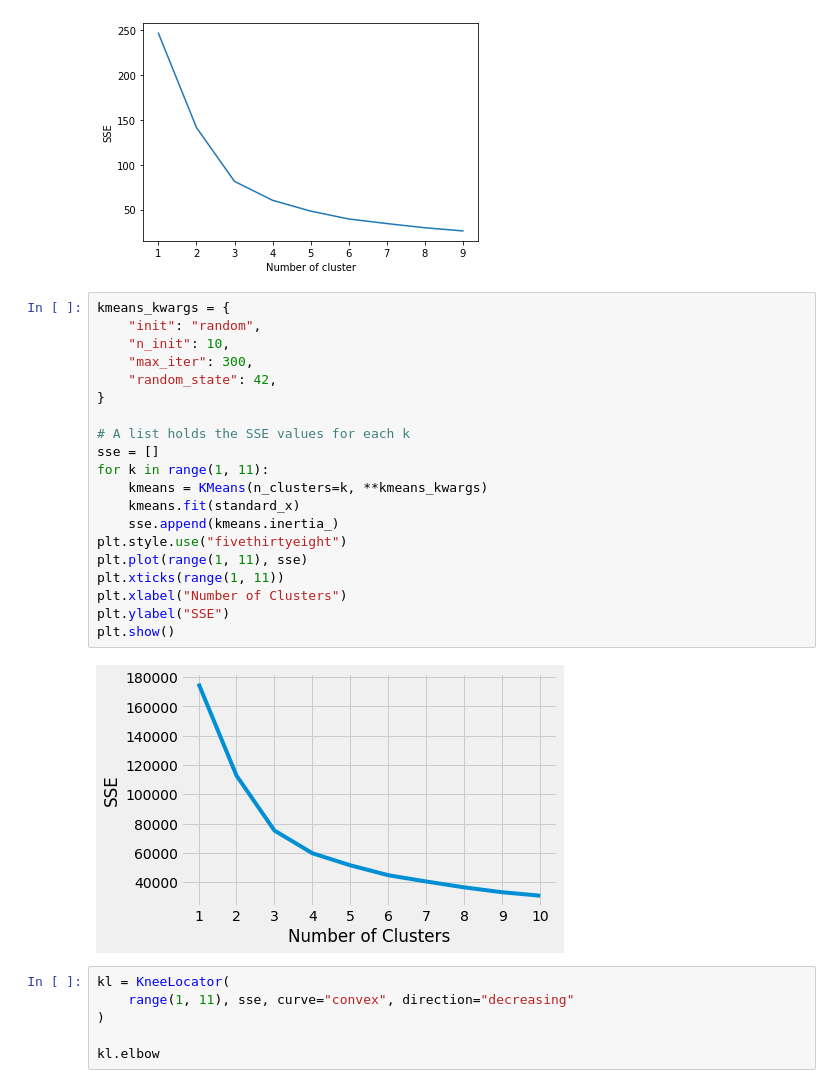
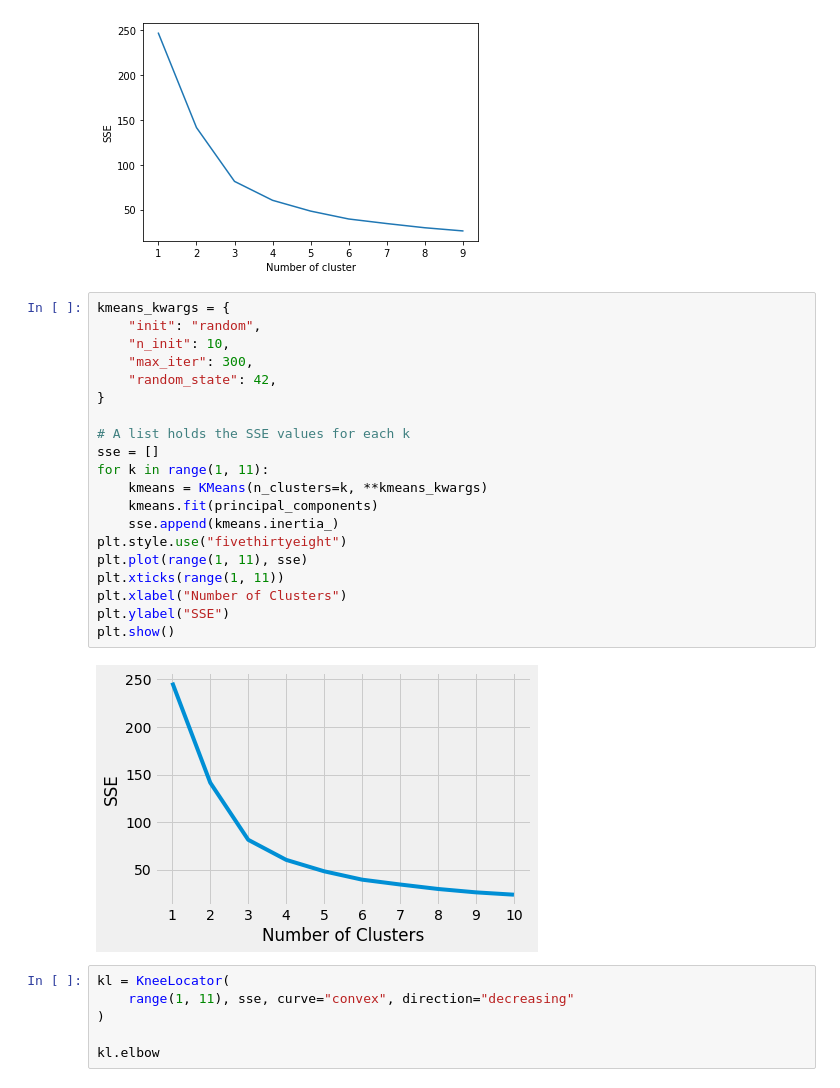
Before and after one commit to ebarkhordar/clustering-of-bank-customers, a Jupyter notebook: Czech_customer_segmentation.ipynb, the cells around one changed output. Cells and saved outputs as stored; diff of their text form.

```diff
--- a/Czech_customer_segmentation.ipynb
+++ b/Czech_customer_segmentation.ipynb
@@ -623,25 +623,25 @@ plt.show()
 # %%
 kmeans_kwargs = {
     "init": "random",
     "n_init": 10,
     "max_iter": 300,
     "random_state": 42,
 }
 
 # A list holds the SSE values for each k
 sse = []
 for k in range(1, 11):
     kmeans = KMeans(n_clusters=k, **kmeans_kwargs)
-    kmeans.fit(standard_x)
+    kmeans.fit(principal_components)
     sse.append(kmeans.inertia_)
 plt.style.use("fivethirtyeight")
 plt.plot(range(1, 11), sse)
 plt.xticks(range(1, 11))
 plt.xlabel("Number of Clusters")
 plt.ylabel("SSE")
 plt.show()
 # %% [output]
-[figure, old version]
+[figure, new version]
 # %%
 kl = KneeLocator(
     range(1, 11), sse, curve="convex", direction="decreasing"
```
Also changed, not shown: parts of 3 cells of this notebook.
